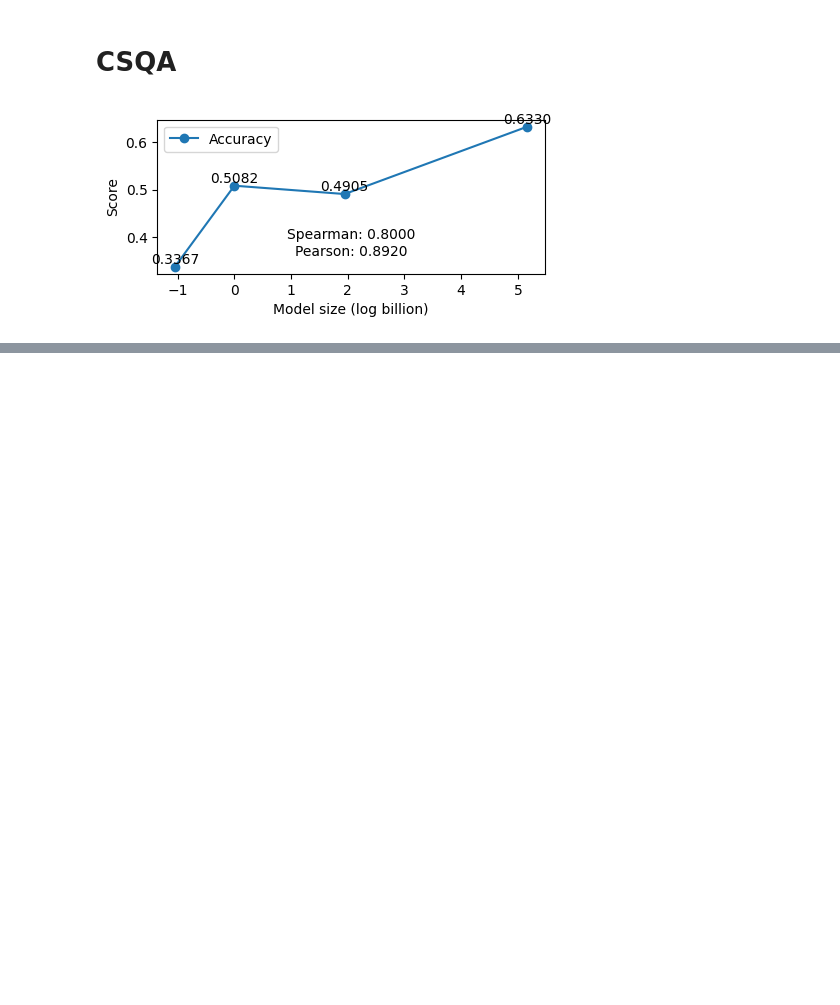
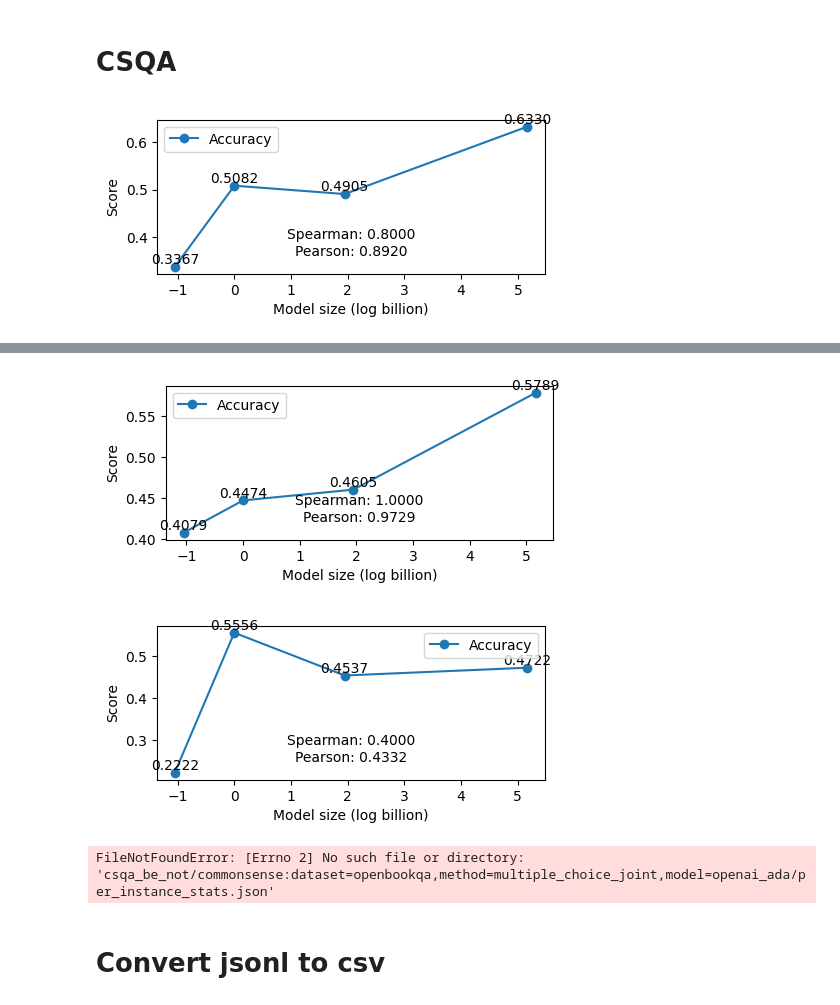
Before and after one commit to yuhui-zh15/InverseScaling, a Jupyter notebook: eval_pipeline/results/analyze_results.ipynb, the cells around one changed output, grey strips where cells are left out. Saved outputs shown, nothing was run; the diff lists cells and outputs as text; code cells hidden in the pictures; blank space fills up the shorter version.

```diff
--- a/eval_pipeline/results/analyze_results.ipynb
+++ b/eval_pipeline/results/analyze_results.ipynb
@@ -225,0 +232,19 @@ plot_curve(probs, accs)
+# %%
+inputs, results = load_data("csqa_gold_no")
+probs, accs = compute_stats(inputs, results, lambda x: "is not" in x["question"]["stem"])
+plot_curve(probs, accs)
+
+inputs, results = load_data("csqa2_gold_no")
+probs, accs = compute_stats(inputs, results, lambda x: "is not" in x["question"]["stem"])
+plot_curve(probs, accs)
+# %% [output]
+[figure, added]
+[figure, added]
+# %%
+inputs, results = load_data("csqa_be_not")
+probs, accs = compute_stats(inputs, results)
+plot_curve(probs, accs)
+# %% [output]
+FileNotFoundError: [Errno 2] No such file or directory: 'csqa_be_not/commonsense:dataset=openbookqa,method=multiple_choice_joint,model=openai_ada/per_instance_stats.json'
+# %% [markdown]
+# Convert jsonl to csv
```
Also changed, not shown: parts of 1 cell of this notebook, 2 other files.
